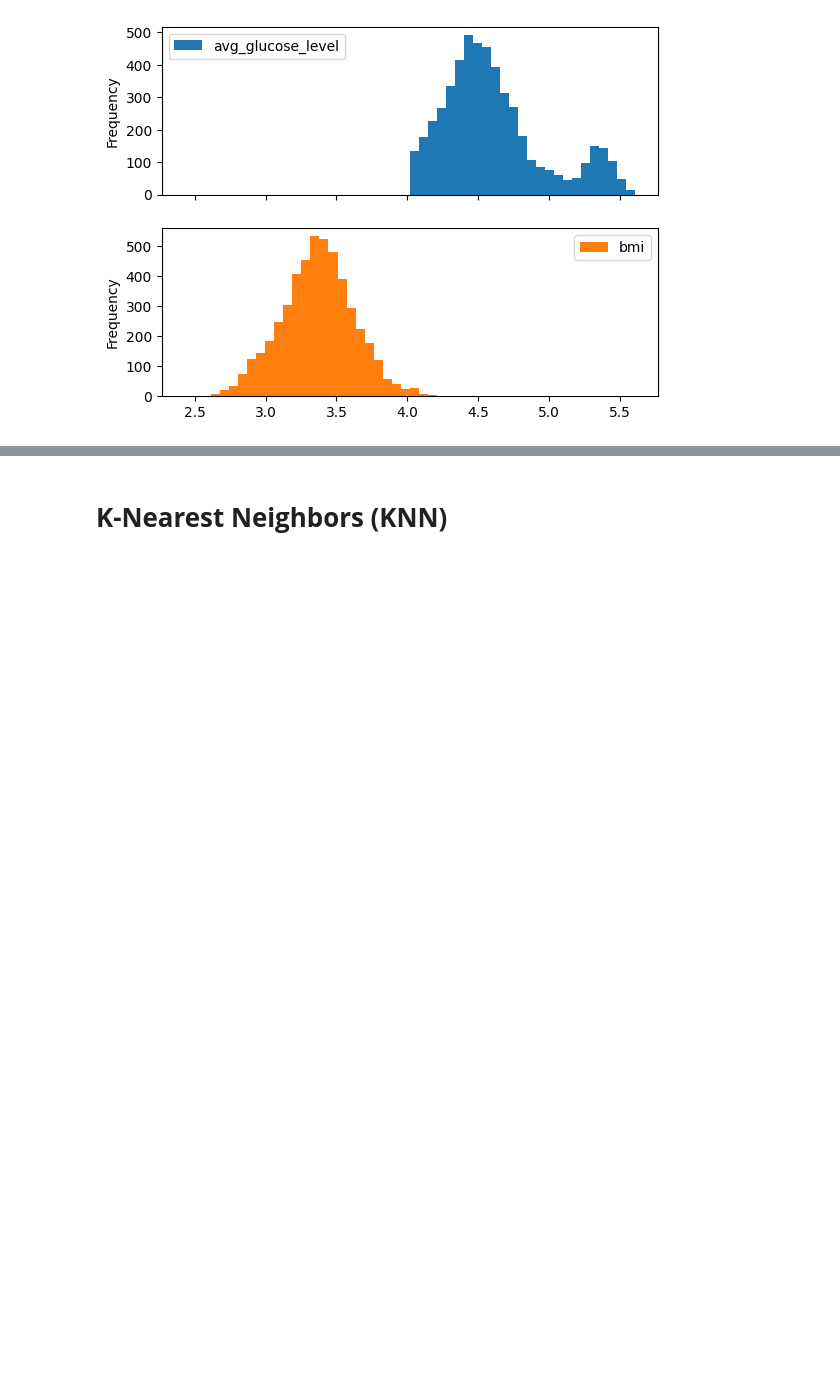
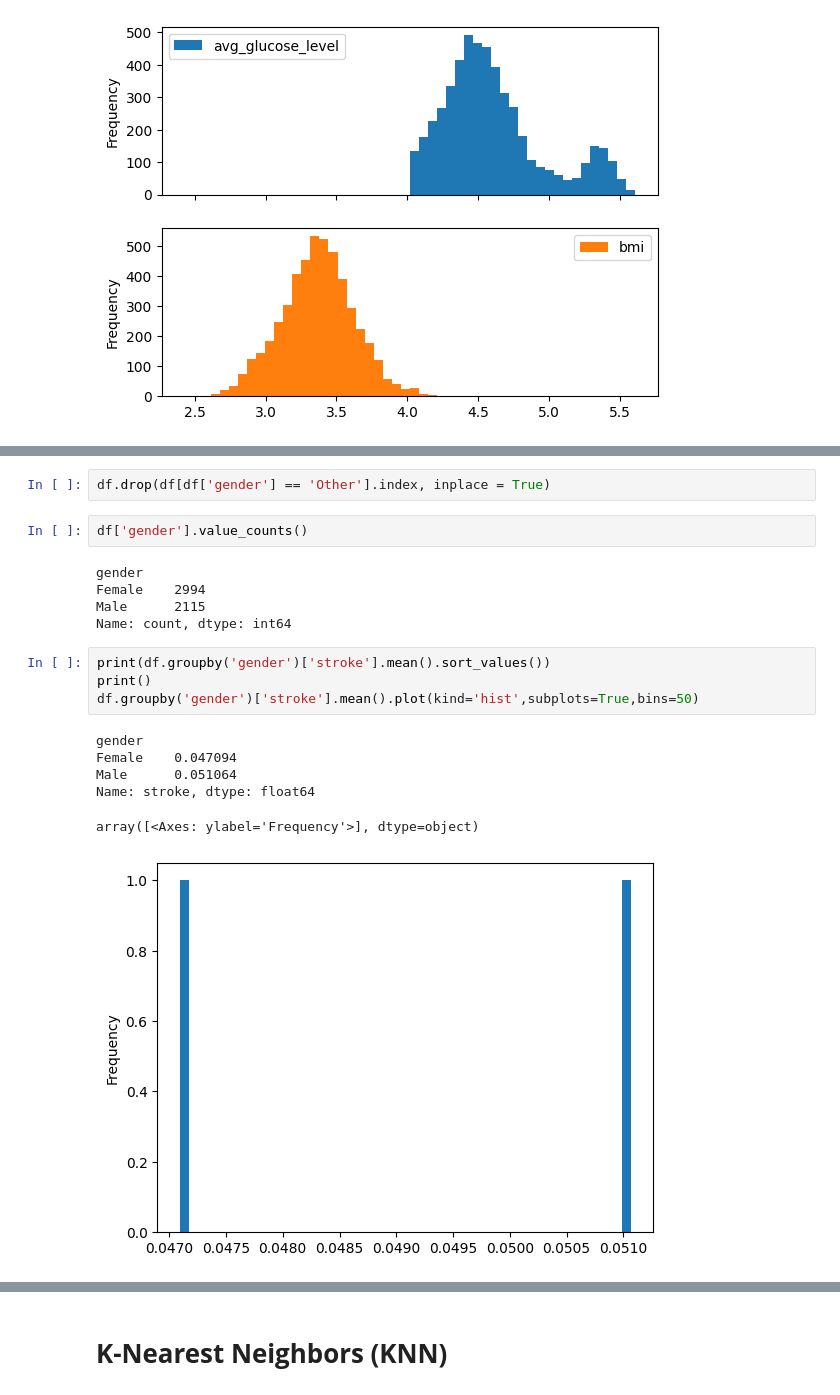
Before and after one commit to prvshkmr/prvshkmr.github.io, a Jupyter notebook: Stroke_Predication.ipynb, the cells around one changed output, grey strips where cells are left out. Cells and saved outputs as stored; diff of their text form; blank space fills up the shorter version.

```diff
--- a/Stroke_Predication.ipynb
+++ b/Stroke_Predication.ipynb
@@ -303,0 +511,20 @@ dtype: float64
+# %%
+df.drop(df[df['gender'] == 'Other'].index, inplace = True)
+# %%
+df['gender'].value_counts()
+# %% [output]
+gender
+Female    2994
+Male      2115
+Name: count, dtype: int64
+# %%
+print(df.groupby('gender')['stroke'].mean().sort_values())
+print()
+df.groupby('gender')['stroke'].mean().plot(kind='hist',subplots=True,bins=50)
+# %% [output]
+gender
+Female    0.047094
+Male      0.051064
+Name: stroke, dtype: float64
+array([<Axes: ylabel='Frequency'>], dtype=object)
+[figure, added]
```
Also changed, not shown: parts of 81 cells of this notebook.
